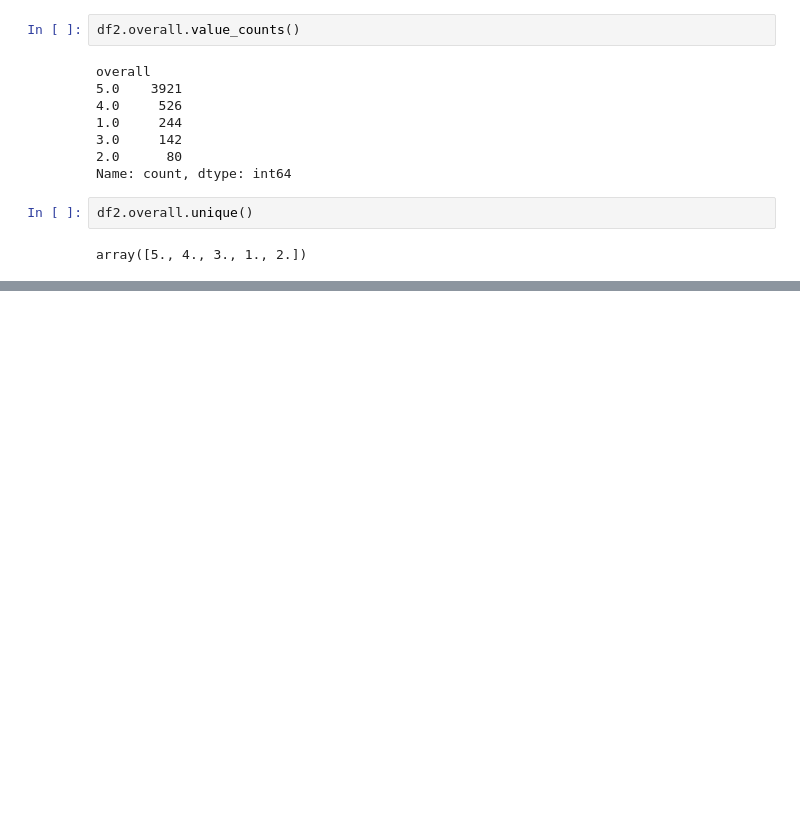
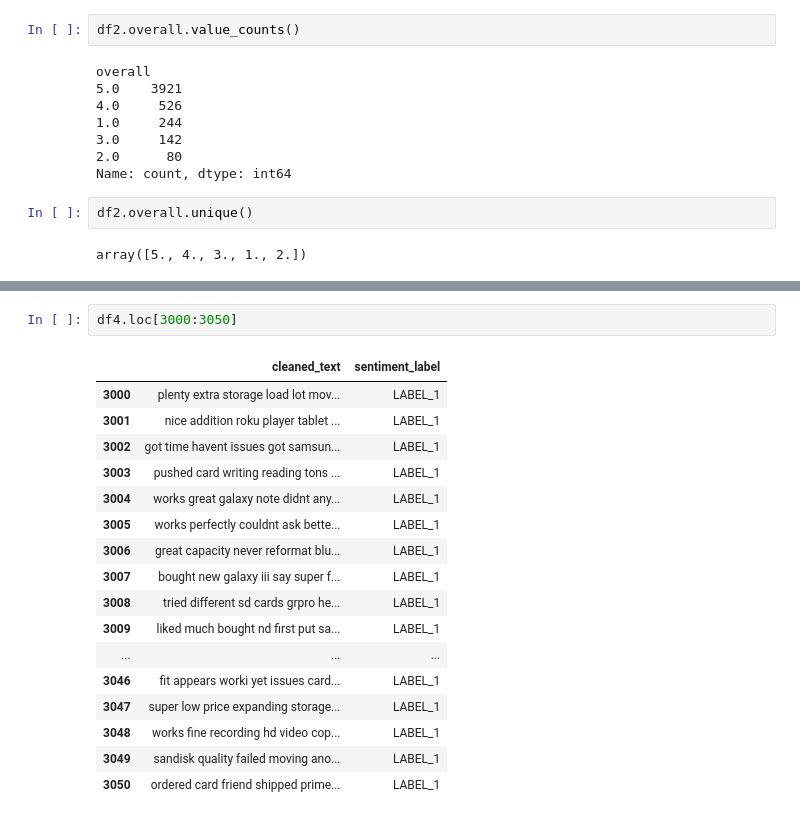
Before and after one commit to saiful247/Sentiment-Analysis-Web-Application-Amazon-Customer-Reviews, a Jupyter notebook: model/Sentiment_Analysis_Amazon.ipynb, the cells around one changed output, grey strips where cells are left out. Drawn from its saved outputs; the diff is of its cells as text; blank space fills up the shorter version.

```diff
--- a/model/Sentiment_Analysis_Amazon.ipynb
+++ b/model/Sentiment_Analysis_Amazon.ipynb
@@ -120,0 +357,20 @@ array([5., 4., 3., 1., 2.])
+# %%
+df4.loc[3000:3050]
+# %% [output]
+|  | cleaned_text | sentiment_label |
+| 3000 | plenty extra storage load lot mov... | LABEL_1 |
+| 3001 | nice addition roku player tablet ... | LABEL_1 |
+| 3002 | got time havent issues got samsun... | LABEL_1 |
+| 3003 | pushed card writing reading tons ... | LABEL_1 |
+| 3004 | works great galaxy note didnt any... | LABEL_1 |
+| 3005 | works perfectly couldnt ask bette... | LABEL_1 |
+| 3006 | great capacity never reformat blu... | LABEL_1 |
+| 3007 | bought new galaxy iii say super f... | LABEL_1 |
+| 3008 | tried different sd cards grpro he... | LABEL_1 |
+| 3009 | liked much bought nd first put sa... | LABEL_1 |
+| ... | ... | ... |
+| 3046 | fit appears worki yet issues card... | LABEL_1 |
+| 3047 | super low price expanding storage... | LABEL_1 |
+| 3048 | works fine recording hd video cop... | LABEL_1 |
+| 3049 | sandisk quality failed moving ano... | LABEL_1 |
+| 3050 | ordered card friend shipped prime... | LABEL_1 |
```
Also changed, not shown: parts of 41 cells of this notebook.
